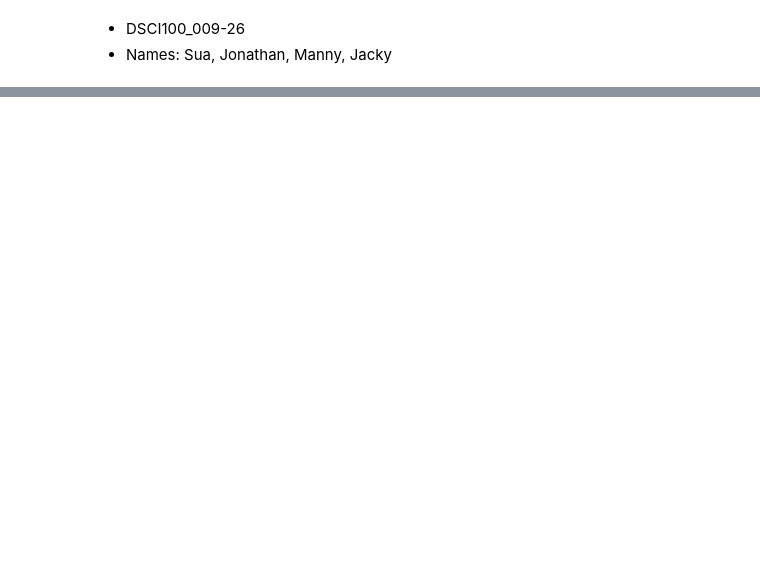
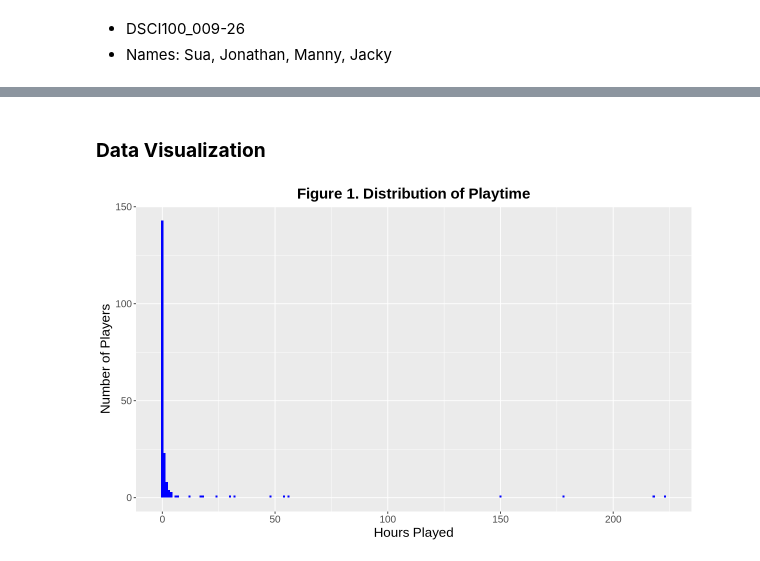
Before and after one commit to suakim550/DSCI100-Final-Group-Project, a Jupyter notebook: DSCI100 Project Final.ipynb, the cells around one changed output, grey strips where cells are left out. Drawn from its saved outputs; the diff is of its cells as text; code cells hidden in the pictures; blank space fills up the shorter version.

Commit message:
Performed data analysis

```diff
--- a/DSCI100 Project Final.ipynb
+++ b/DSCI100 Project Final.ipynb
@@ -64,0 +72,8 @@ A spec_tbl_df: 196 × 7
+# %%
+# Wrangled player dataset, converts experience as factor
+players_wrangled_data <- players |>
+    select(experience, Age, played_hours) |>
+    arrange(desc(played_hours))|>
+    mutate(experience = as_factor(experience))
+
+players_wrangled_data
@@ -64,0 +93,14 @@ A spec_tbl_df: 196 × 7
+# %% [markdown]
+### **Data Visualization**
+# %%
+options(repr.plot.height = 6, repr.plot.width = 10)
+fig_1 <- ggplot(players_wrangled_data, aes(x = played_hours)) +
+    geom_histogram(binwidth = 1, fill = "blue") +
+    labs(title = "Figure 1. Distribution of Playtime",
+        x = "Hours Played",
+        y = "Number of Players") +
+    theme(plot.title = element_text(size = 18, face="bold", hjust = 0.5), axis.title = element_text(size = 16), axis.text = element_text(size = 12))
+
+fig_1
+# %% [output]
+[figure, added]
```
Also changed, not shown: parts of 33 cells of this notebook.
